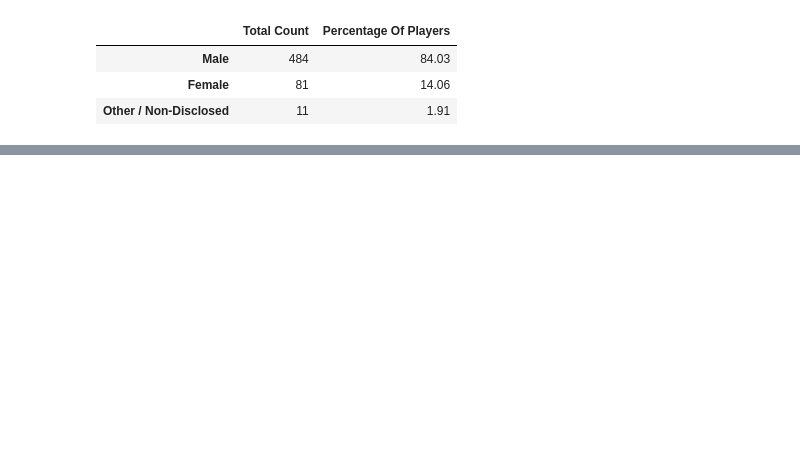
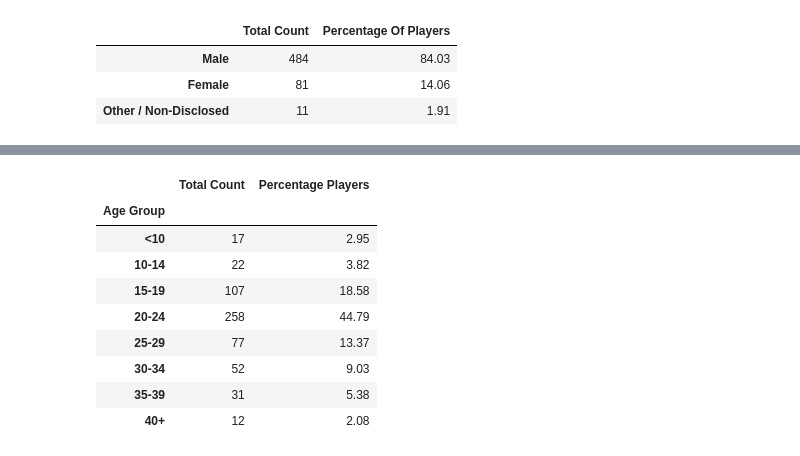
Before and after one commit to karthikk24/Pandas-HW, a Jupyter notebook: HeroesOfPymoli/HeroesofPymoli_main.ipynb, the cells around one changed output, grey strips where cells are left out. Drawn from its saved outputs; the diff is of its cells as text; code cells hidden in the pictures; blank space fills up the shorter version.

```diff
--- a/HeroesOfPymoli/HeroesofPymoli_main.ipynb
+++ b/HeroesOfPymoli/HeroesofPymoli_main.ipynb
@@ -223,0 +212,28 @@ ValueError: DataFrame constructor not properly called!
+# %%
+purchase_dup = pd.DataFrame(purchase["SN"])
+purchase_dup.drop_duplicates(inplace=True)
+purchase_dup
+
+purchase_dup["Age"] = purchase["Age"]
+purchase_dup["Price"] = purchase["Price"]
+purchase_dup["Percentage Players"] = purchase_dup["Age"] / purchase_dup["Age"].sum()
+purchase_dup["Age Group"] = pd.cut(purchase_dup['Age'],bins=bins,labels=labels)
+purchase_bin = purchase_dup.groupby(['Age Group'])
+
+pd1 = purchase_bin[["SN"]].count()
+pd2 = pd1["SN"]/pd1["SN"].sum()
+pd2 = round(pd2*100,2)
+pd1["Percentage Players"] = pd2 #((pd1["SN"]/pd1["SN"].sum()*100))
+pd1.columns = ["Total Count","Percentage Players"]
+pd1
+# %% [output]
+|  | Total Count | Percentage Players |
+| Age Group |  |  |
+| <10 | 17 | 2.95 |
+| 10-14 | 22 | 3.82 |
+| 15-19 | 107 | 18.58 |
+| 20-24 | 258 | 44.79 |
+| 25-29 | 77 | 13.37 |
+| 30-34 | 52 | 9.03 |
+| 35-39 | 31 | 5.38 |
+| 40+ | 12 | 2.08 |
```
Also changed, not shown: parts of 15 cells of this notebook.
